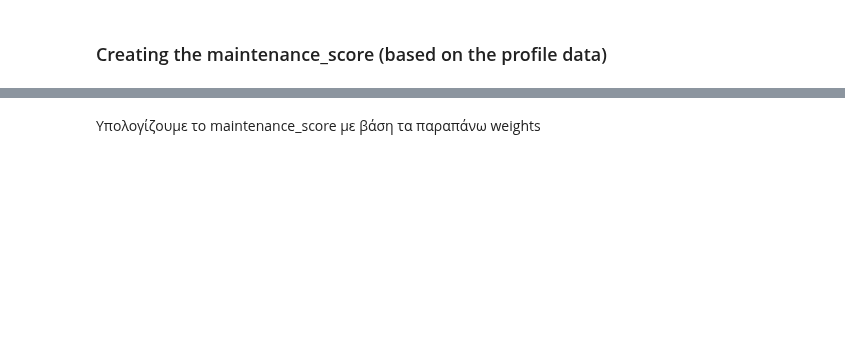
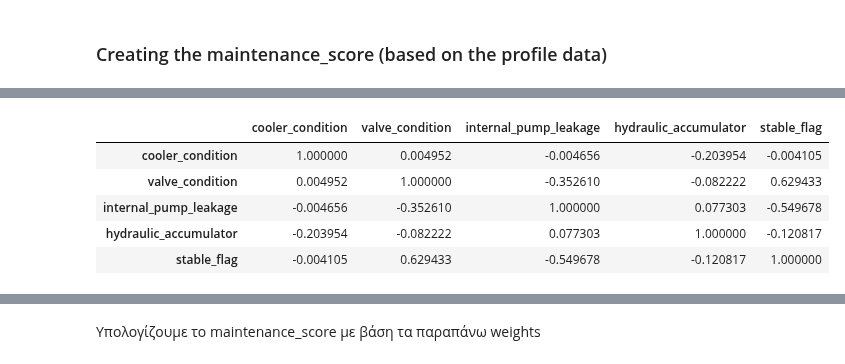
Before and after one commit to RealThanosP/pred-main-mod, a Jupyter notebook: Model_training_v0.1.ipynb, the cells around one changed output, grey strips where cells are left out. Drawn from its saved outputs; the diff is of its cells as text; code cells hidden in the pictures; blank space fills up the shorter version.

Commit message:
Combining all features in a nice dataframe & tried to fix the weights(dimitris)

```diff
--- a/Model_training_v0.1.ipynb
+++ b/Model_training_v0.1.ipynb
@@ -734,0 +747,18 @@ weights = {
+# %%
+columns_of_interest = [
+    'cooler_condition',
+    'valve_condition',
+    'internal_pump_leakage',
+    'hydraulic_accumulator',
+    'stable_flag'
+]
+
+correlation_matrix = profile[columns_of_interest].corr()
+correlation_matrix
+# %% [output]
+|  | cooler_condition | valve_condition | internal_pump_leakage | hydraulic_accumulator | stable_flag |
+| cooler_condition | 1.000000 | 0.004952 | -0.004656 | -0.203954 | -0.004105 |
+| valve_condition | 0.004952 | 1.000000 | -0.352610 | -0.082222 | 0.629433 |
+| internal_pump_leakage | -0.004656 | -0.352610 | 1.000000 | 0.077303 | -0.549678 |
+| hydraulic_accumulator | -0.203954 | -0.082222 | 0.077303 | 1.000000 | -0.120817 |
+| stable_flag | -0.004105 | 0.629433 | -0.549678 | -0.120817 | 1.000000 |
```
Also changed, not shown: parts of 19 cells of this notebook.
